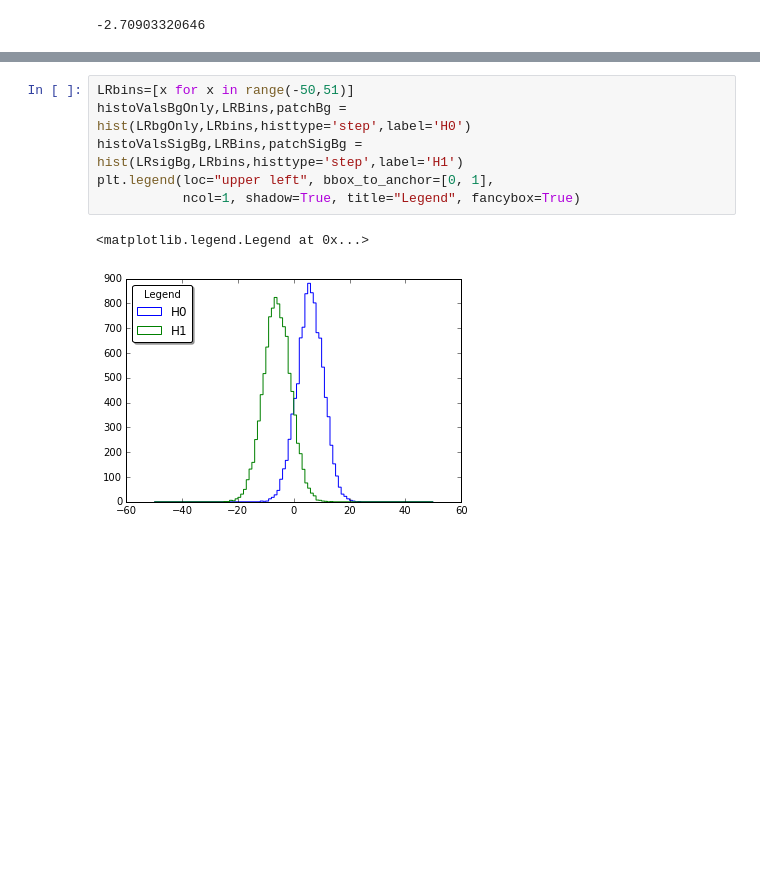
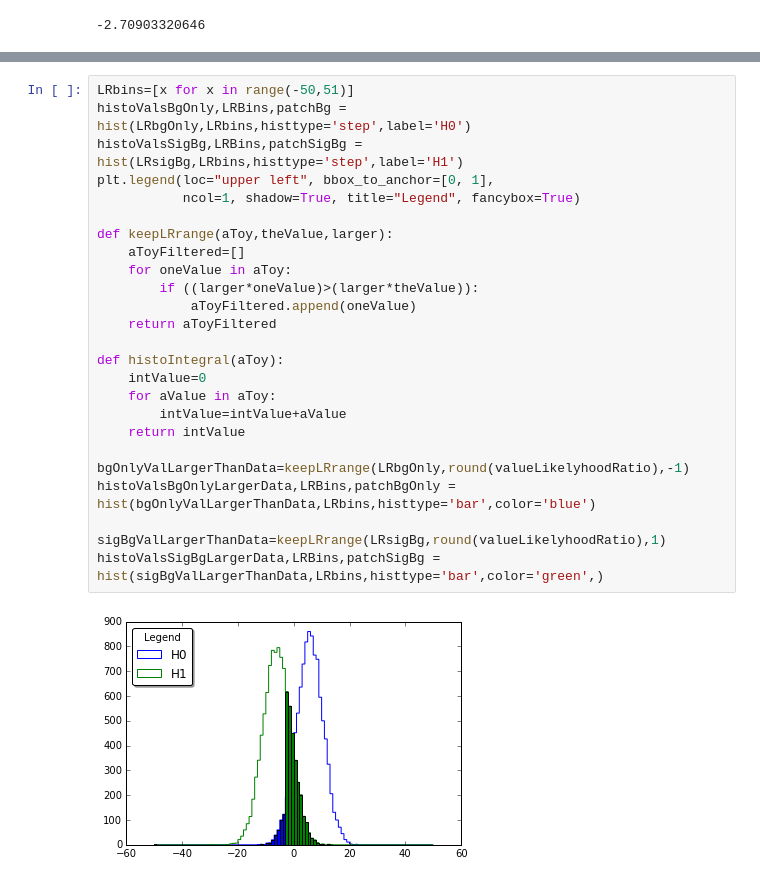
Before and after one commit to HuguesBrun/statTutorialBND, a Jupyter notebook: Statistical Analysis Tutorial.ipynb, the cells around one changed output, grey strips where cells are left out. Saved outputs shown, nothing was run; the diff lists cells and outputs as text; blank space fills up the shorter version.

```diff
--- a/Statistical Analysis Tutorial.ipynb
+++ b/Statistical Analysis Tutorial.ipynb
@@ -168,9 +168,27 @@ plt.legend(loc="upper left", bbox_to_anchor=[0, 1],
 # %%
 LRbins=[x for x in range(-50,51)]
 histoValsBgOnly,LRBins,patchBg = hist(LRbgOnly,LRbins,histtype='step',label='H0')
 histoValsSigBg,LRBins,patchSigBg = hist(LRsigBg,LRbins,histtype='step',label='H1')
 plt.legend(loc="upper left", bbox_to_anchor=[0, 1],
            ncol=1, shadow=True, title="Legend", fancybox=True)
+
+def keepLRrange(aToy,theValue,larger):
+    aToyFiltered=[]
+    for oneValue in aToy:
+        if ((larger*oneValue)>(larger*theValue)):
+            aToyFiltered.append(oneValue)
+    return aToyFiltered
+
+def histoIntegral(aToy):
+    intValue=0
+    for aValue in aToy:
+        intValue=intValue+aValue
+    return intValue
+
+bgOnlyValLargerThanData=keepLRrange(LRbgOnly,round(valueLikelyhoodRatio),-1)
+histoValsBgOnlyLargerData,LRBins,patchBgOnly = hist(bgOnlyValLargerThanData,LRbins,histtype='bar',color='blue')
+
+sigBgValLargerThanData=keepLRrange(LRsigBg,round(valueLikelyhoodRatio),1)
+histoValsSigBgLargerData,LRBins,patchSigBg = hist(sigBgValLargerThanData,LRbins,histtype='bar',color='green',)
 # %% [output]
-<matplotlib.legend.Legend at 0x...>
-[figure, old version]
+[figure, new version]
```
Also changed, not shown: parts of 7 cells of this notebook.
